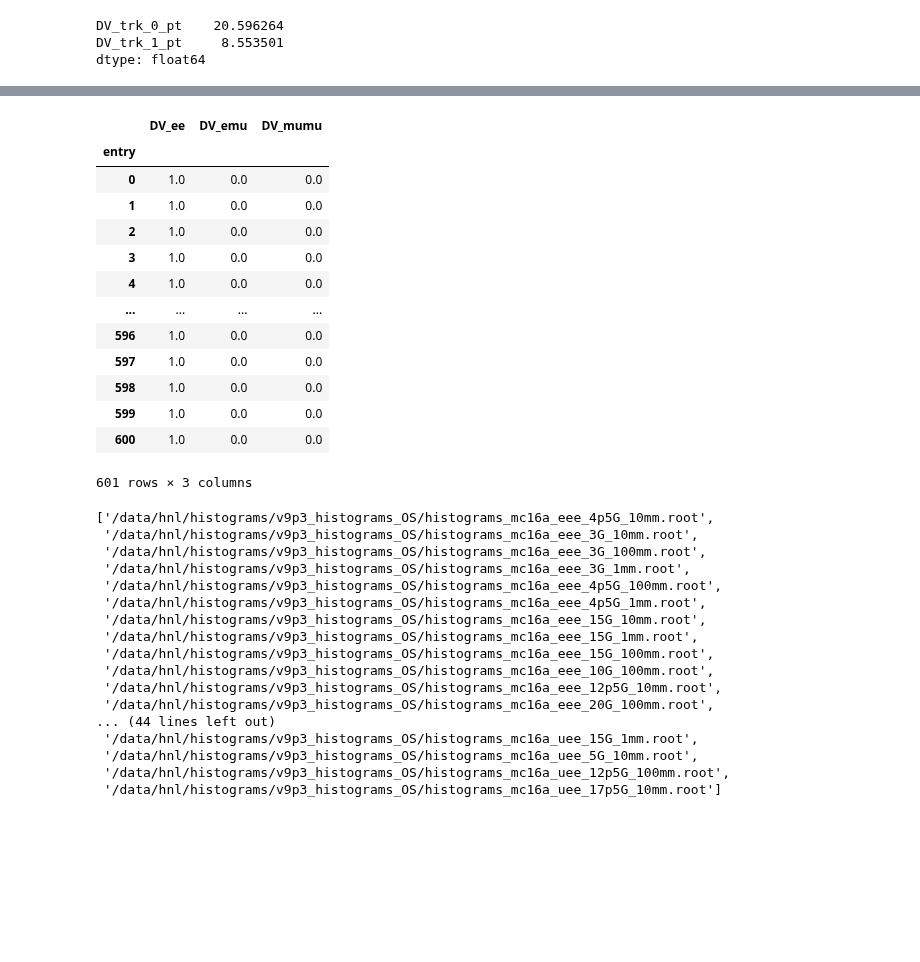
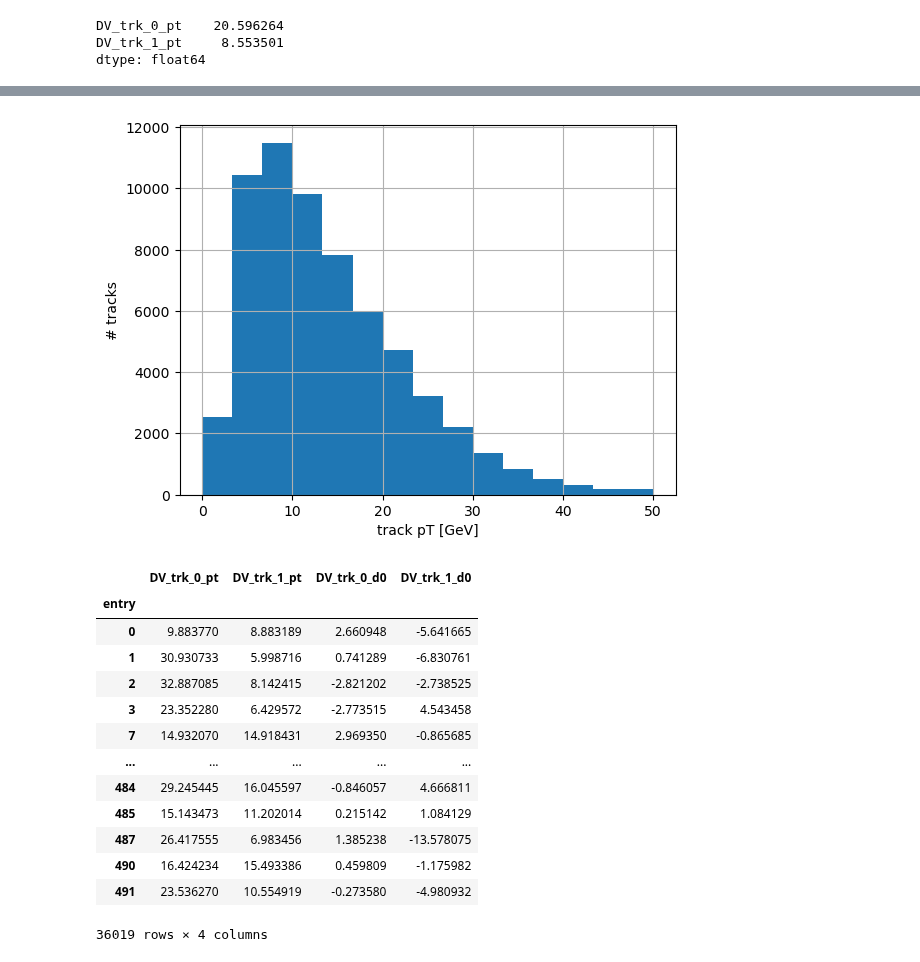
Before and after one commit to robinnewhouse/DHNLAnalysisNotebooks, a Jupyter notebook: systematics/d0_extrapolation/d0_reconstruction_systematic.ipynb, the cells around one changed output, grey strips where cells are left out. Saved outputs shown, nothing was run; the diff lists cells and outputs as text; code cells hidden in the pictures; blank space fills up the shorter version.

```diff
--- a/systematics/d0_extrapolation/d0_reconstruction_systematic.ipynb
+++ b/systematics/d0_extrapolation/d0_reconstruction_systematic.ipynb
@@ -331,6 +355,11 @@ dtype: float64
 import uproot
 import matplotlib.pyplot as plt
 import numpy as np
-df = uproot.open('/data/hnl/histograms/v9p3_histograms_OS/histograms_mc16a_uue_5G_10mm.root')['nominal_VSI_LeptonsMod_ntuples_LNC_plus_LNV_OS'].pandas.df(['DV_trk_0_pt', 'DV_trk_1_pt'])
-df.hist(bins=np.linspace(0,50,10))
-plt.show()
+import pandas as pd
+total_df = pd.DataFrame()
+for filename in glob.glob('/data/hnl/histograms/v9p3_histograms_OS/histograms_mc16?_?ee_*G_*mm.root'):
+
+    df = uproot.open(filename)['nominal_VSI_LeptonsMod_ntuples_LNC_plus_LNV_OS'].pandas.df(['DV_trk_0_pt', 'DV_trk_1_pt', 'DV_trk_0_d0', 'DV_trk_1_d0'])
+    # df = df.query('abs(DV_trk_0_d0) < 3.0')
+    total_df = total_df.append(df)
+        #
@@ -341,37 +366,26 @@ The is_first_col function was deprecated in Matplotlib 3.4 and will be removed t
-# %%
-df
-# %% [output]
-|  | DV_ee | DV_emu | DV_mumu |
-| entry |  |  |  |
-| 0 | 1.0 | 0.0 | 0.0 |
-| 1 | 1.0 | 0.0 | 0.0 |
-| 2 | 1.0 | 0.0 | 0.0 |
-| 3 | 1.0 | 0.0 | 0.0 |
-| 4 | 1.0 | 0.0 | 0.0 |
-| ... | ... | ... | ... |
-| 596 | 1.0 | 0.0 | 0.0 |
-| 597 | 1.0 | 0.0 | 0.0 |
-| 598 | 1.0 | 0.0 | 0.0 |
-| 599 | 1.0 | 0.0 | 0.0 |
-| 600 | 1.0 | 0.0 | 0.0 |
-601 rows × 3 columns
-# %%
-glob.glob('/data/hnl/histograms/v9p3_histograms_OS/histograms_mc16a_eee_*.root') + glob.glob('/data/hnl/histograms/v9p3_histograms_OS/histograms_mc16a_uee_*.root')
-# %% [output]
-['/data/hnl/histograms/v9p3_histograms_OS/histograms_mc16a_eee_4p5G_10mm.root',
- '/data/hnl/histograms/v9p3_histograms_OS/histograms_mc16a_eee_3G_10mm.root',
- '/data/hnl/histograms/v9p3_histograms_OS/histograms_mc16a_eee_3G_100mm.root',
- '/data/hnl/histograms/v9p3_histograms_OS/histograms_mc16a_eee_3G_1mm.root',
- '/data/hnl/histograms/v9p3_histograms_OS/histograms_mc16a_eee_4p5G_100mm.root',
- '/data/hnl/histograms/v9p3_histograms_OS/histograms_mc16a_eee_4p5G_1mm.root',
- '/data/hnl/histograms/v9p3_histograms_OS/histograms_mc16a_eee_15G_10mm.root',
- '/data/hnl/histograms/v9p3_histograms_OS/histograms_mc16a_eee_15G_1mm.root',
- '/data/hnl/histograms/v9p3_histograms_OS/histograms_mc16a_eee_15G_100mm.root',
- '/data/hnl/histograms/v9p3_histograms_OS/histograms_mc16a_eee_10G_100mm.root',
- '/data/hnl/histograms/v9p3_histograms_OS/histograms_mc16a_eee_12p5G_10mm.root',
- '/data/hnl/histograms/v9p3_histograms_OS/histograms_mc16a_eee_20G_100mm.root',
-... (44 lines left out)
- '/data/hnl/histograms/v9p3_histograms_OS/histograms_mc16a_uee_15G_1mm.root',
- '/data/hnl/histograms/v9p3_histograms_OS/histograms_mc16a_uee_5G_10mm.root',
- '/data/hnl/histograms/v9p3_histograms_OS/histograms_mc16a_uee_12p5G_100mm.root',
- '/data/hnl/histograms/v9p3_histograms_OS/histograms_mc16a_uee_17p5G_10mm.root']
+# %%
+first_bin_df = pd.concat([total_df.query('abs(DV_trk_0_d0) <= 3.0')['DV_trk_0_pt'], total_df.query('abs(DV_trk_1_d0) <= 3.0')['DV_trk_1_pt']])
+first_bin_df.hist(bins=np.linspace(0,50,16))
+# df.hist(bins=np.linspace(0,50,10))
+plt.xlabel('track pT [GeV]')
+plt.ylabel('# tracks')
+plt.show()
+# %% [output]
+[figure, added]
+# %%
+total_df.query('abs(DV_trk_0_d0) <= 3.0')
+# %% [output]
+|  | DV_trk_0_pt | DV_trk_1_pt | DV_trk_0_d0 | DV_trk_1_d0 |
+| entry |  |  |  |  |
+| 0 | 9.883770 | 8.883189 | 2.660948 | -5.641665 |
+| 1 | 30.930733 | 5.998716 | 0.741289 | -6.830761 |
+| 2 | 32.887085 | 8.142415 | -2.821202 | -2.738525 |
+| 3 | 23.352280 | 6.429572 | -2.773515 | 4.543458 |
+| 7 | 14.932070 | 14.918431 | 2.969350 | -0.865685 |
+| ... | ... | ... | ... | ... |
+| 484 | 29.245445 | 16.045597 | -0.846057 | 4.666811 |
+| 485 | 15.143473 | 11.202014 | 0.215142 | 1.084129 |
+| 487 | 26.417555 | 6.983456 | 1.385238 | -13.578075 |
+| 490 | 16.424234 | 15.493386 | 0.459809 | -1.175982 |
+| 491 | 23.536270 | 10.554919 | -0.273580 | -4.980932 |
+36019 rows × 4 columns
```
Also changed, not shown: parts of 3 cells of this notebook, 7 other files.
